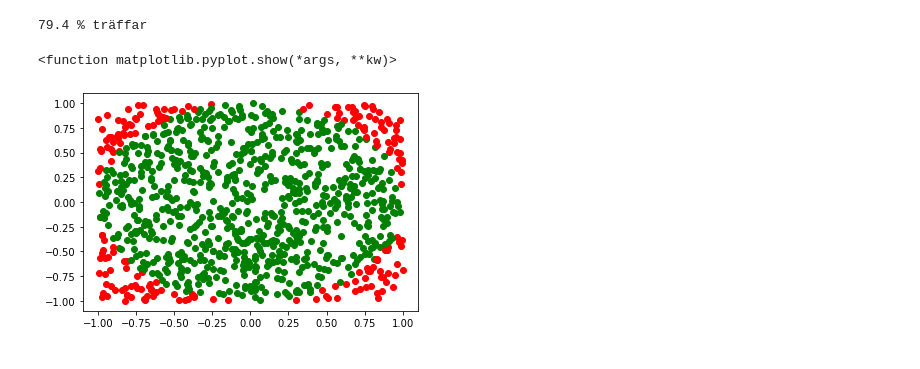
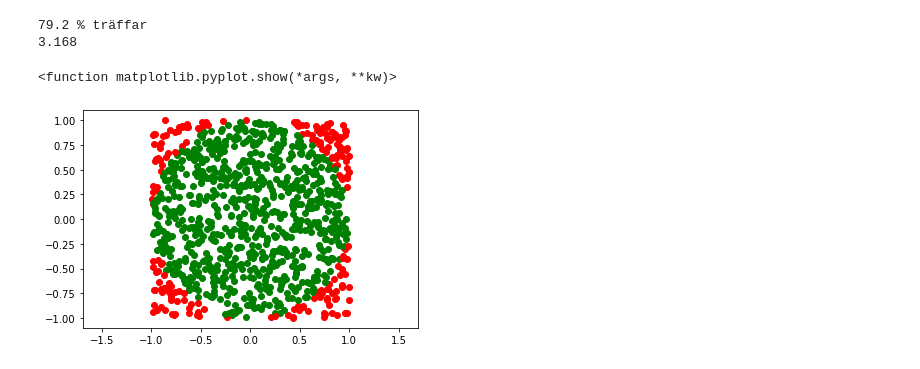
Before and after one commit to viggoKloberg/Viggo_Kloberg_TE19C, a Jupyter notebook: prog 1/Laborationer/lab 1 uppgift 1 (a,b,c).ipynb, the cells around one changed output. Saved outputs shown, nothing was run; the diff lists cells and outputs as text; code cells hidden in the pictures.

```diff
--- a/prog 1/Laborationer/lab 1 uppgift 1 (a,b,c).ipynb
+++ b/prog 1/Laborationer/lab 1 uppgift 1 (a,b,c).ipynb
@@ -1,36 +1,38 @@
 # %%
-# a
 import random
 import numpy as np
 import matplotlib.pyplot as plt
-x = [-1,0,1]
-y = [-1,0,1]
 
 dotCount = 1000
 spread = 1
 radius = 1
 
 color = 0
 hits = 0
 
 for i in range(1,dotCount+1):
     xDot = random.uniform(-spread,spread)
     yDot = random.uniform(-spread,spread)
 
     dist = np.sqrt(xDot**2 + yDot**2)
     if dist <= radius:
-        color = 'green'
+        color = "green"
         hits += 1
     else:
-        color = 'red'
+        color = "red"
     plt.plot (xDot, yDot, 'o-', color=color)
+    plt.axis("equal")
 
 hitPercent = 100 * hits/dotCount
 print(hitPercent,"% träffar")
 
+pi = 4 * hits/dotCount
+print(pi)
+# detta blir ca. pi, då det blir en omvänd formel för arean av en cirkel
 
 plt.show
 # %% [output]
-79.4 % träffar
+79.2 % träffar
+3.168
 <function matplotlib.pyplot.show(*args, **kw)>
-[figure, old version]
+[figure, new version]
```
Also changed, not shown: 2 other files.
